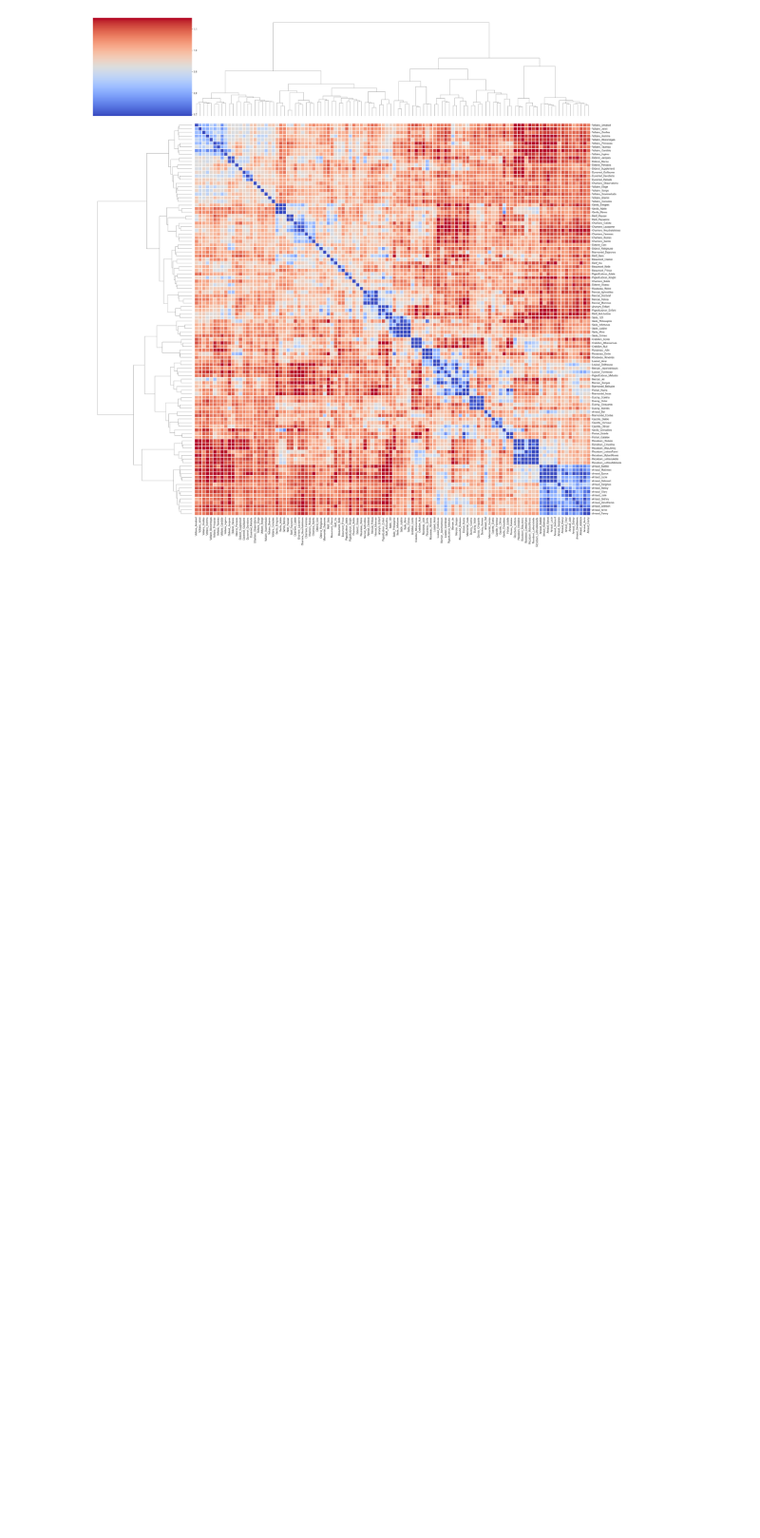
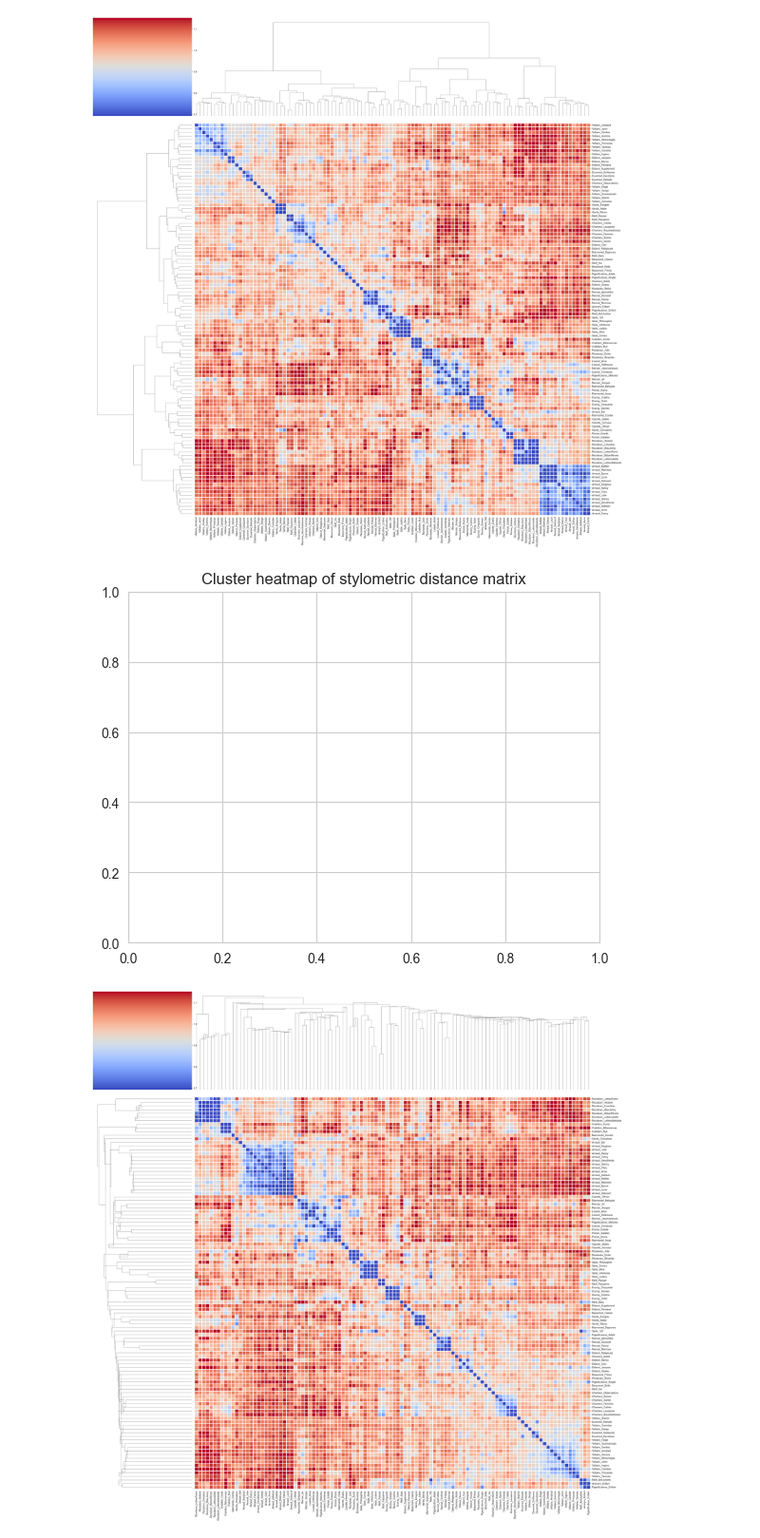
Before and after one commit to MiMoText/Stylometric_Analysis, a Jupyter notebook: make_clustermap.ipynb, the cells around one changed output. Shown at 95% size. Drawn from its saved outputs; the diff is of its cells as text; code cells hidden in the pictures; blank space fills up the shorter version.

Commit message:
adding method: centroid

```diff
--- a/make_clustermap.ipynb
+++ b/make_clustermap.ipynb
@@ -54,3 +54,27 @@ plt.close()
 # %% [output]
 [figure]
 [figure]
+# %%
+sns.set_style("whitegrid")
+plt.figure()
+plt.title("Cluster heatmap of stylometric distance matrix")
+sns.clustermap(
+        data=matrix,
+        method="centroid", # ward|centroid etc.
+        robust=True,
+        figsize=(30,30),
+        #annot=True,
+        square=False,
+        linewidths=0.8,
+        linecolor="white",
+        cmap="coolwarm",
+        row_cluster=True,
+        #cbar=True,
+        )
+plt.tight_layout()
+plt.show()
+#plt.savefig("clustermapfile.png", dpi=300)
+plt.close()
+# %% [output]
+[figure, added]
+[figure, added]
```
